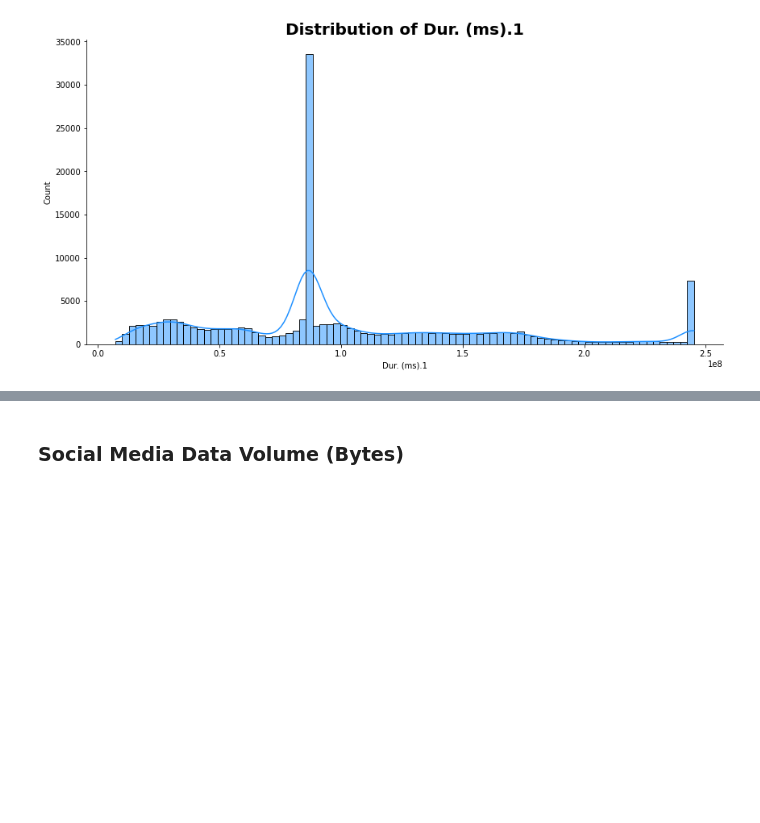
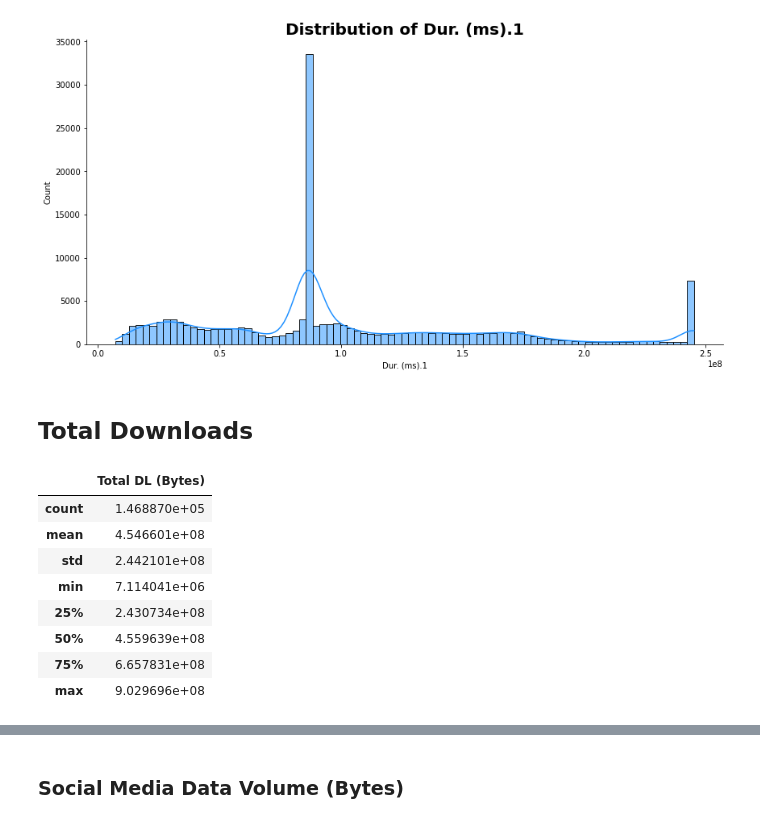
Before and after one commit to gezish/TellCo-UserDataAnalytics, a Jupyter notebook: notebooks/user_overview_analysis.ipynb, the cells around one changed output, grey strips where cells are left out. Saved outputs shown, nothing was run; the diff lists cells and outputs as text; code cells hidden in the pictures; blank space fills up the shorter version.

```diff
--- a/notebooks/user_overview_analysis.ipynb
+++ b/notebooks/user_overview_analysis.ipynb
@@ -170,3 +170,17 @@ clean_data[['Dur. (ms).1']].describe()
 plot_hist(clean_data, 'Dur. (ms).1', 'dodgerblue')
 # %% [output]
 [figure]
+# %% [markdown]
+## Total Downloads
+# %%
+clean_data[['Total DL (Bytes)']].describe()
+# %% [output]
+|  | Total DL (Bytes) |
+| count | 1.468870e+05 |
+| mean | 4.546601e+08 |
+| std | 2.442101e+08 |
+| min | 7.114041e+06 |
+| 25% | 2.430734e+08 |
+| 50% | 4.559639e+08 |
+| 75% | 6.657831e+08 |
+| max | 9.029696e+08 |
```
Also changed, not shown: parts of 9 cells of this notebook.
